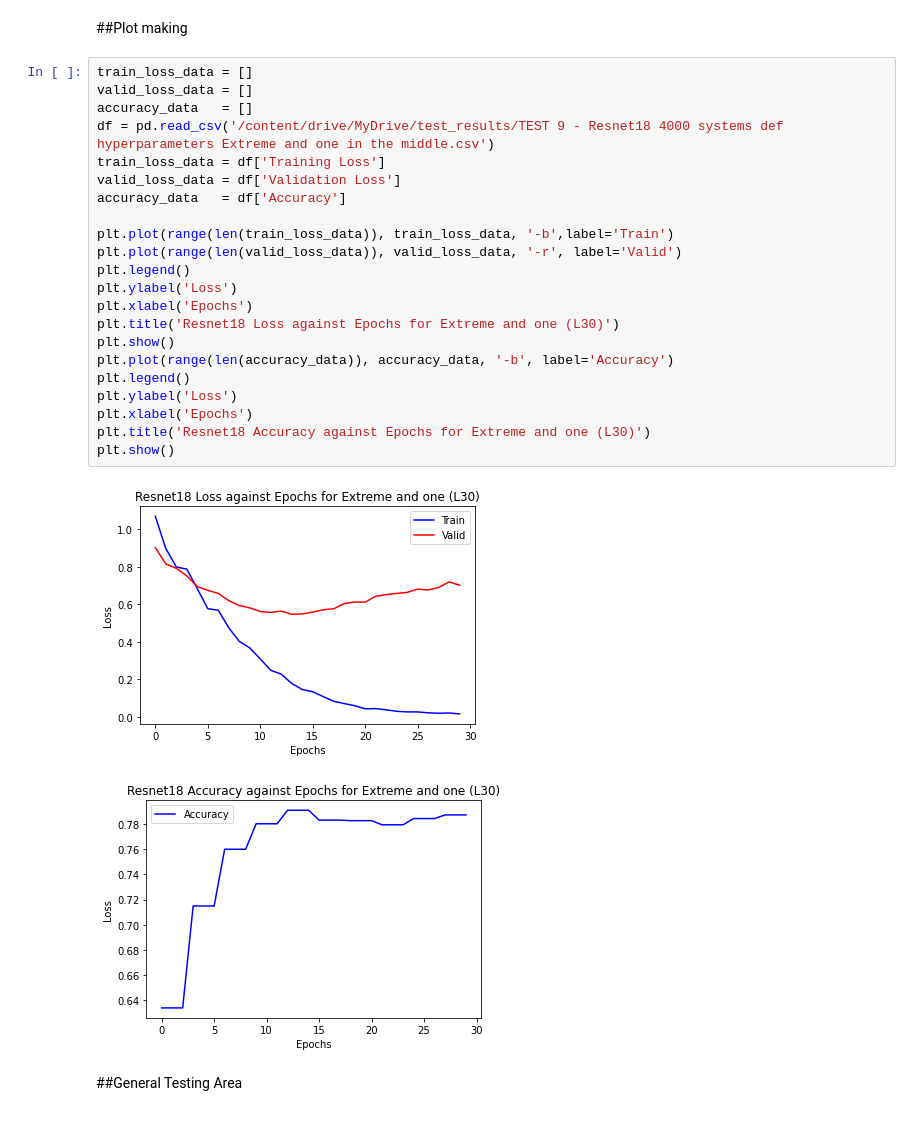
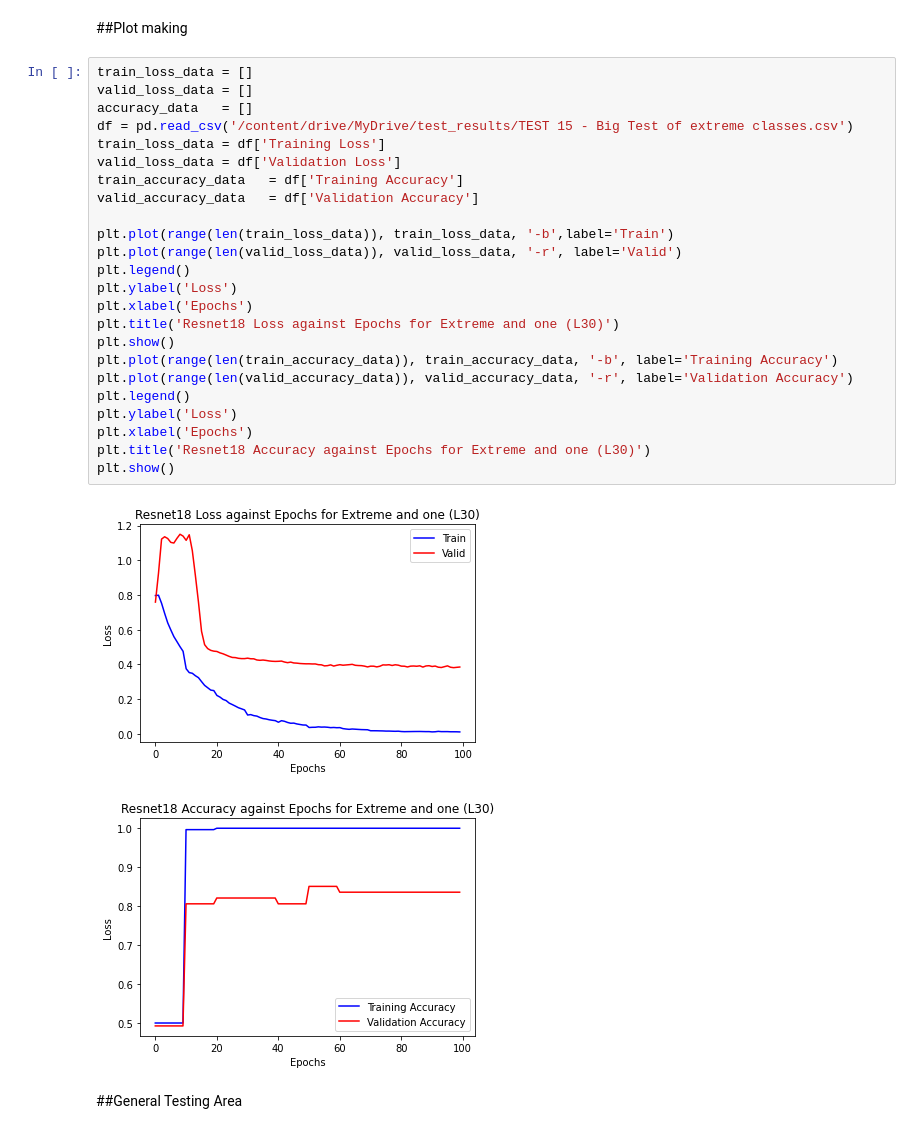
Before and after one commit to XateroX/MachineLearning-3DAnderson, a Jupyter notebook: current/Master_GColab_AM_Train_3D_FastAI.ipynb, the cells around one changed output. Cells and saved outputs as stored; diff of their text form.

```diff
--- a/current/Master_GColab_AM_Train_3D_FastAI.ipynb
+++ b/current/Master_GColab_AM_Train_3D_FastAI.ipynb
@@ -1764,28 +1785,30 @@ interp.plot_confusion_matrix(figsize=(7,7))
 # %%
 train_loss_data = []
 valid_loss_data = []
 accuracy_data   = []
-df = pd.read_csv('/content/drive/MyDrive/test_results/TEST 9 - Resnet18 4000 systems def hyperparameters Extreme and one in the middle.csv')
+df = pd.read_csv('/content/drive/MyDrive/test_results/TEST 15 - Big Test of extreme classes.csv')
 train_loss_data = df['Training Loss']
 valid_loss_data = df['Validation Loss']
-accuracy_data   = df['Accuracy']
+train_accuracy_data   = df['Training Accuracy']
+valid_accuracy_data   = df['Validation Accuracy']
 
 plt.plot(range(len(train_loss_data)), train_loss_data, '-b',label='Train')
 plt.plot(range(len(valid_loss_data)), valid_loss_data, '-r', label='Valid')
 plt.legend()
 plt.ylabel('Loss')
 plt.xlabel('Epochs')
 plt.title('Resnet18 Loss against Epochs for Extreme and one (L30)')
 plt.show()
-plt.plot(range(len(accuracy_data)), accuracy_data, '-b', label='Accuracy')
+plt.plot(range(len(train_accuracy_data)), train_accuracy_data, '-b', label='Training Accuracy')
+plt.plot(range(len(valid_accuracy_data)), valid_accuracy_data, '-r', label='Validation Accuracy')
 plt.legend()
 plt.ylabel('Loss')
 plt.xlabel('Epochs')
 plt.title('Resnet18 Accuracy against Epochs for Extreme and one (L30)')
 plt.show()
 # %% [output]
-[figure, old version]
+[figure, new version]
-[figure, old version]
+[figure, new version]
 # %% [markdown]
 ##General Testing Area
 # %%
```
Also changed, not shown: parts of 6 cells of this notebook.
